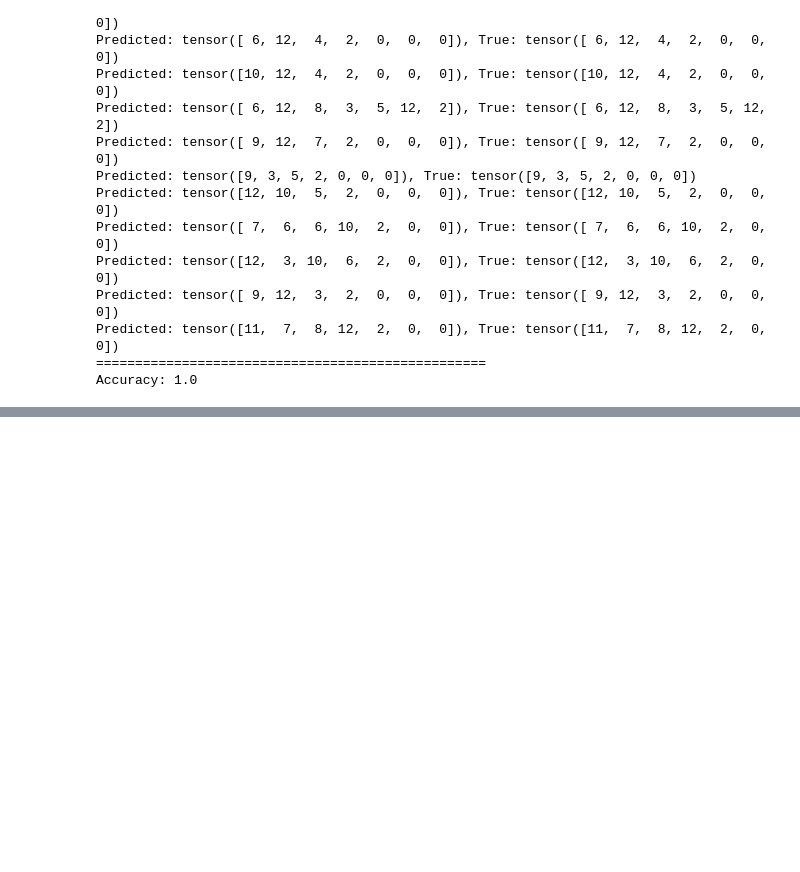
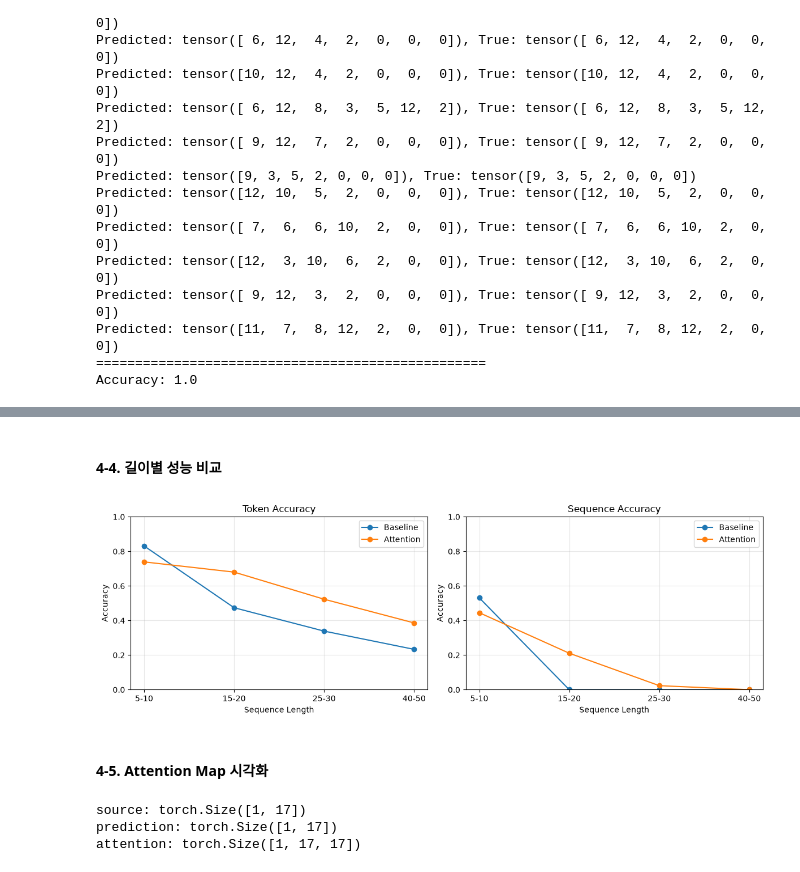
Before and after one commit to r-jelly/model-from-scratch, a Jupyter notebook: 02-seq2seq/experiment.ipynb, the cells around one changed output, grey strips where cells are left out. Drawn from its saved outputs; the diff is of its cells as text; code cells hidden in the pictures; blank space fills up the shorter version.

Commit message:
feat: add Seq2Seq training and attention evaluation experiments

```diff
--- a/02-seq2seq/experiment.ipynb
+++ b/02-seq2seq/experiment.ipynb
@@ -220,0 +449,20 @@ Accuracy: 1.0
+# %%
+print("=" * 50)
+print("Evaluate Baseline LSTM Seq2Seq Model on Mid Validation...")
+baseline_mid_acc = evaluate(baseline_model, mid_valid_loader, device)
+print(f"Token Acc: {baseline_mid_acc[0]:.2f}, Sequence Acc: {baseline_mid_acc[1]:.2f}")
+
+print("=" * 50)
+print("Evaluate Baseline LSTM Seq2Seq Model on MidLong Validation...")
+baseline_midlong_acc = evaluate(baseline_model, midlong_valid_loader, device)
+print(f"Token Acc: {baseline_midlong_acc[0]:.2f}, Sequence Acc: {baseline_midlong_acc[1]:.2f}")
+
+print("=" * 50)
+print("Evaluate Attention-based Seq2Seq Model on Mid Validation...")
+attention_mid_acc = evaluate(attention_model, mid_valid_loader, device)
+print(f"Token Acc: {attention_mid_acc[0]:.2f}, Sequence Acc: {attention_mid_acc[1]:.2f}")
+
+print("=" * 50)
+print("Evaluate Attention-based Seq2Seq Model on MidLong Validation...")
+attention_midlong_acc = evaluate(attention_model, midlong_valid_loader, device)
+print(f"Token Acc: {attention_midlong_acc[0]:.2f}, Sequence Acc: {attention_midlong_acc[1]:.2f}")
@@ -220,0 +482,48 @@ Accuracy: 1.0
+# %% [markdown]
+#### 4-4. 길이별 성능 비교
+# %%
+length_ranges = ["5-10", "15-20", "25-30", "40-50"]
+baseline_accs = [baseline_short_acc, baseline_mid_acc, baseline_midlong_acc, baseline_long_acc]
+attention_accs = [attention_short_acc, attention_mid_acc, attention_midlong_acc, attention_long_acc]
+
+fig, axes = plt.subplots(1, 2, figsize=(12, 4))
+for model_name, accs in [("Baseline", baseline_accs), ("Attention", attention_accs)]:
+    axes[0].plot(length_ranges, [acc[0].to('cpu') for acc in accs], marker="o", label=model_name)
+    axes[1].plot(length_ranges, [acc[1].to('cpu') for acc in accs], marker="o", label=model_name)
+
+for ax, title in zip(axes, ["Token Accuracy", "Sequence Accuracy"]):
+    ax.set(title=title, xlabel="Sequence Length", ylabel="Accuracy", ylim=(0, 1))
+    ax.grid(alpha=0.3)
+    ax.legend()
+
+plt.tight_layout()
+plt.show()
+# %% [output]
+[figure, added]
+# %% [markdown]
+#### 4-5. Attention Map 시각화
+# %%
+sample_idx = 0
+source, _, target_output, valid_mask = mid_valid_dataset[sample_idx]
+
+source_length = valid_mask.sum().item()
+
+# PAD 영역 제거 후 batch 차원 추가
+source = source[:source_length].unsqueeze(0).to(device)
+valid_mask = valid_mask[:source_length].unsqueeze(0).to(device)
+
+attention_model.eval()
+with torch.no_grad():
+    pred_ids, attention_weights = attention_model.greedy_decode(
+        source=source,
+        valid_mask=valid_mask,
+        max_new_tokens=source_length + 1,
+    )
+
+print("source:", source.shape)
+print("prediction:", pred_ids.shape)
+print("attention:", attention_weights.shape)
+# %% [output]
+source: torch.Size([1, 17])
+prediction: torch.Size([1, 17])
+attention: torch.Size([1, 17, 17])
```
Also changed, not shown: parts of 16 cells of this notebook.
